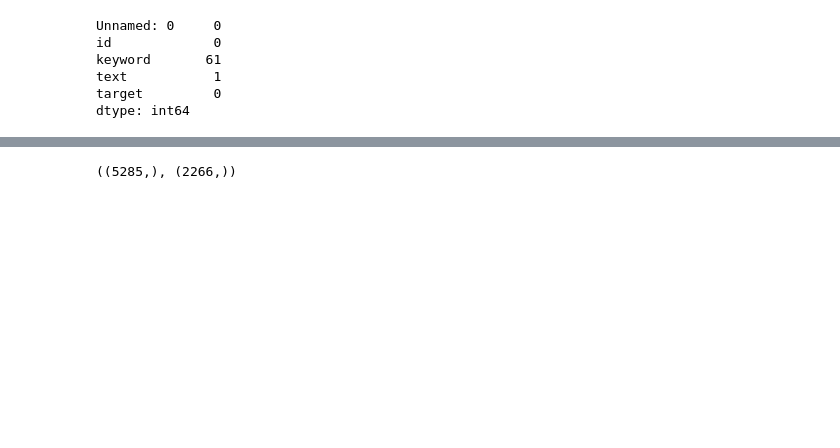
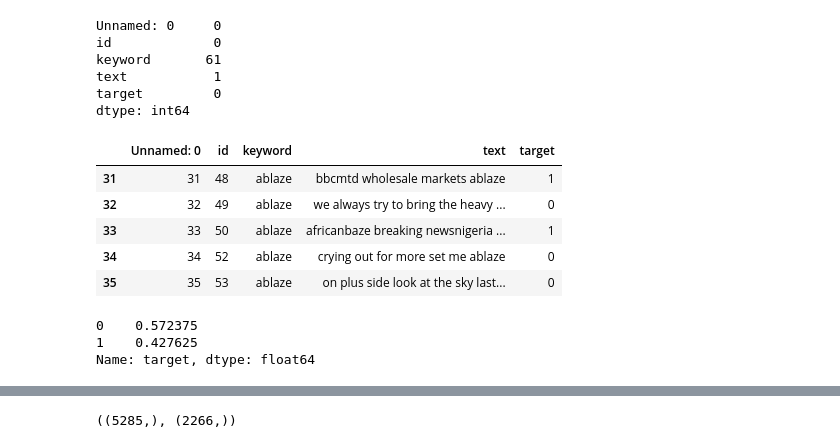
Before and after one commit to malakmosly/Final-Capstone, a Jupyter notebook: Preprocessing and Modeling.ipynb, the cells around one changed output, grey strips where cells are left out. Saved outputs shown, nothing was run; the diff lists cells and outputs as text; code cells hidden in the pictures; blank space fills up the shorter version.

```diff
--- a/Preprocessing and Modeling.ipynb
+++ b/Preprocessing and Modeling.ipynb
@@ -18,4 +18,13 @@ target         0
 dtype: int64
 # %%
 df.dropna(inplace=True)
+# %%
+df.head()
+# %% [output]
+|  | Unnamed: 0 | id | keyword | text | target |
+| 31 | 31 | 48 | ablaze | bbcmtd wholesale markets ablaze | 1 |
+| 32 | 32 | 49 | ablaze | we always try to bring the heavy ... | 0 |
+| 33 | 33 | 50 | ablaze | africanbaze breaking newsnigeria ... | 1 |
+| 34 | 34 | 52 | ablaze | crying out for more set me ablaze | 0 |
+| 35 | 35 | 53 | ablaze | on plus side look at the sky last... | 0 |
 # %%
@@ -23,6 +32,12 @@ vectorizer = CountVectorizer()
 X = vectorizer.fit_transform(df['text'])
 # %%
 y = df['target']
+# %%
+df['target'].value_counts(normalize=True)
+# %% [output]
+0    0.572375
+1    0.427625
+Name: target, dtype: float64
 # %%
 from sklearn.model_selection import train_test_split
 
```
Also changed, not shown: parts of 43 cells of this notebook.
